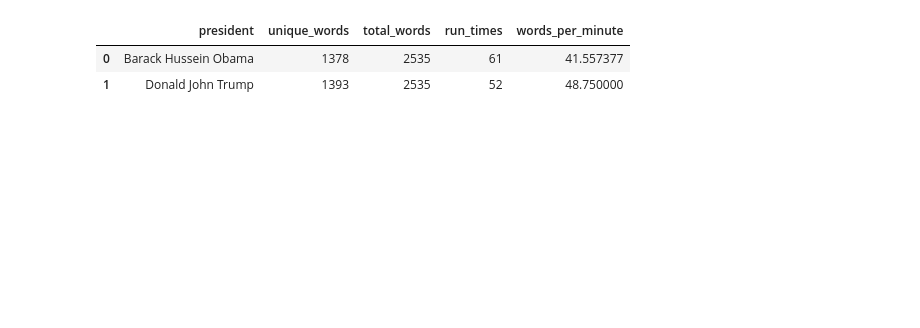
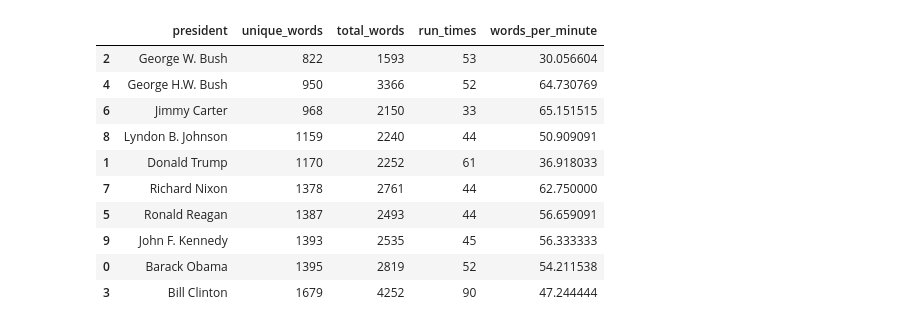
Before and after one commit to grem848/PythonExamProject2019, a Jupyter notebook: Data Analysis.ipynb, the cells around one changed output. Cells and saved outputs as stored; diff of their text form; code cells hidden in the pictures; blank space fills up the shorter version.

```diff
--- a/Data Analysis.ipynb
+++ b/Data Analysis.ipynb
@@ -142,11 +162,11 @@ import matplotlib.pyplot as plt
 
 plt.rcParams['figure.figsize'] = [16, 6]
 
-full_names = ['Barack Hussein Obama', 'Donald John Trump']
+full_names = ['Barack Obama', 'Donald Trump', 'George W. Bush', 'Bill Clinton', 'George H.W. Bush', 'Ronald Reagan', 'Jimmy Carter', 'Richard Nixon', 'Lyndon B. Johnson', 'John F. Kennedy']
 
-# Create subplots for each comedian
-for index, comedian in enumerate(data.columns):
-    wc.generate(data_clean.transcript[comedian])
+# Create subplots for each president
+for index, president in enumerate(data.columns):
+    wc.generate(data_clean.transcript[president])
 
     plt.subplot(3, 4, index+1)
     plt.imshow(wc, interpolation="bilinear")
@@ -176,24 +204,32 @@ data_unique_sort
 # %%
 # Calculate the words per minute of each president
 
 # Find the total number of words that a president uses
 total_list = []
 for president in data.columns:
-    totals = sum(data[comedian])
+    totals = sum(data[president])
     total_list.append(totals)
 
-# Comedy special run times from IMDB, in minutes
-run_times = [61, 52]
+# Speech length in minutes
+run_times = [52, 61, 53, 90, 52, 44, 33, 44, 44, 45]
 
 # Let's add some columns to our dataframe
 data_words['total_words'] = total_list
 data_words['run_times'] = run_times
 data_words['words_per_minute'] = data_words['total_words'] / data_words['run_times']
 
 # Sort the dataframe by words per minute to see who talks the slowest and fastest
-data_wpm_sort = data_words.sort_values(by='words_per_minute')
+data_wpm_sort = data_words.sort_values(by='unique_words')
 data_wpm_sort
 # %% [output]
 |  | president | unique_words | total_words | run_times | words_per_minute |
-| 0 | Barack Hussein Obama | 1378 | 2535 | 61 | 41.557377 |
-| 1 | Donald John Trump | 1393 | 2535 | 52 | 48.750000 |
+| 2 | George W. Bush | 822 | 1593 | 53 | 30.056604 |
+| 4 | George H.W. Bush | 950 | 3366 | 52 | 64.730769 |
+| 6 | Jimmy Carter | 968 | 2150 | 33 | 65.151515 |
+| 8 | Lyndon B. Johnson | 1159 | 2240 | 44 | 50.909091 |
+| 1 | Donald Trump | 1170 | 2252 | 61 | 36.918033 |
+| 7 | Richard Nixon | 1378 | 2761 | 44 | 62.750000 |
+| 5 | Ronald Reagan | 1387 | 2493 | 44 | 56.659091 |
+| 9 | John F. Kennedy | 1393 | 2535 | 45 | 56.333333 |
+| 0 | Barack Obama | 1395 | 2819 | 52 | 54.211538 |
+| 3 | Bill Clinton | 1679 | 4252 | 90 | 47.244444 |
```
Also changed, not shown: parts of 8 cells of this notebook, 2 other files.
